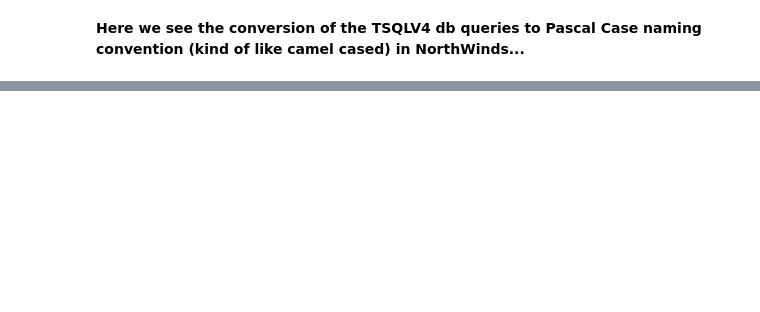
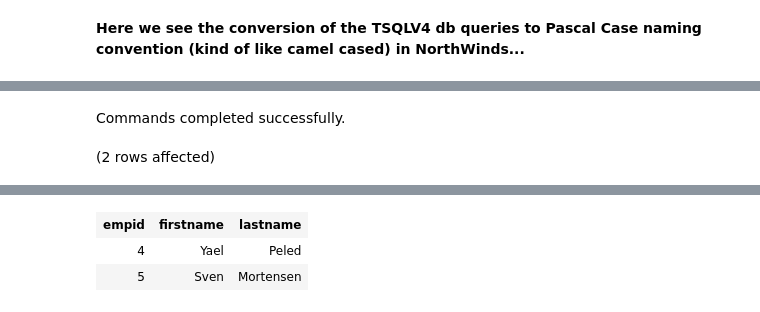
Before and after one commit to ryanmohamed/tsql_hw1, a Jupyter notebook: hw_ch2.ipynb, the cells around one changed output, grey strips where cells are left out. Saved outputs shown, nothing was run; the diff lists cells and outputs as text; code cells hidden in the pictures; blank space fills up the shorter version.

```diff
--- a/hw_ch2.ipynb
+++ b/hw_ch2.ipynb
@@ -94,0 +163,13 @@ Total execution time: 00:00:00.043
+# %%
+use Northwinds2022TSQLV7
+go
+
+select EmployeeId as empid,
+    EmployeeFirstName as firstname,
+    EmployeeLastName as lastname
+from HumanResources.[Employee]
+where EmployeeLastName LIKE N'%e%e%'
+order by empid, firstname, lastname
+# %% [output]
+Commands completed successfully.
+(2 rows affected)
@@ -94,0 +177,3 @@ Total execution time: 00:00:00.043
+| empid | firstname | lastname |
+| 4 | Yael | Peled |
+| 5 | Sven | Mortensen |
```
Also changed, not shown: parts of 7 cells of this notebook.
